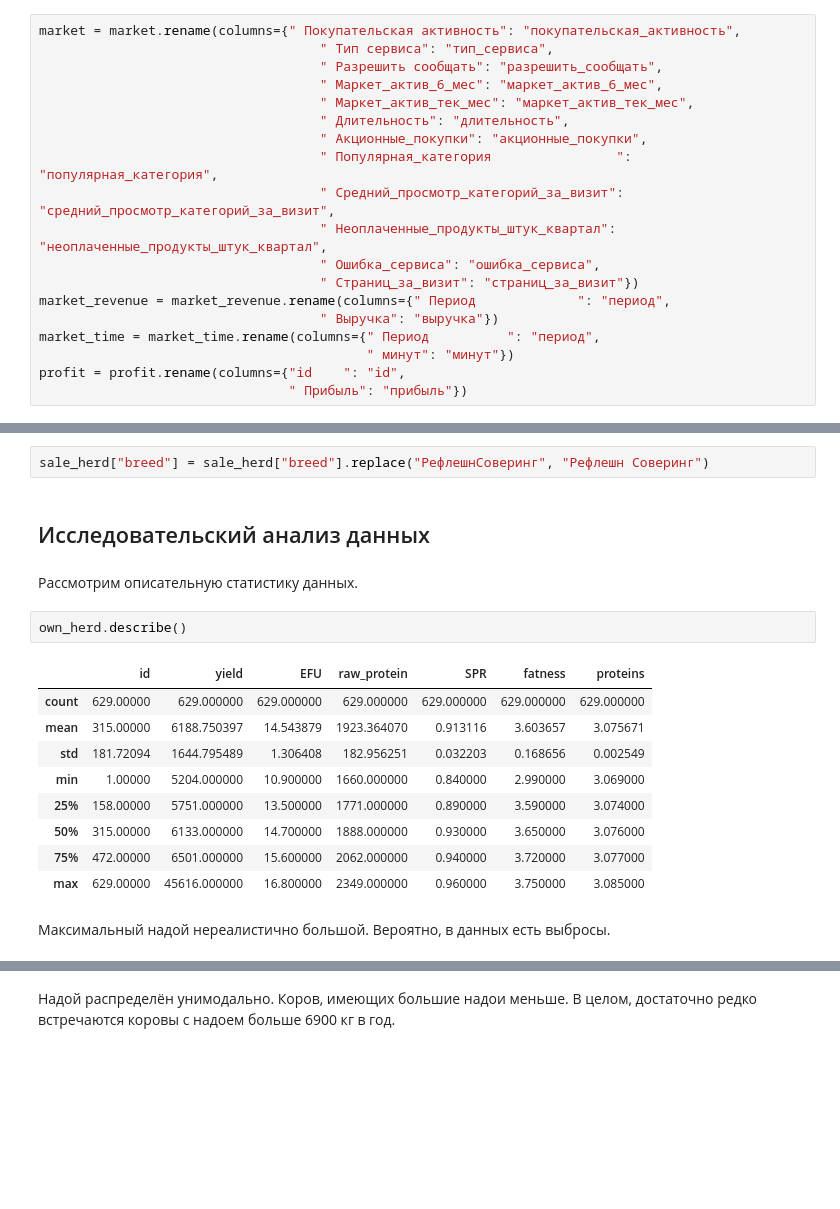
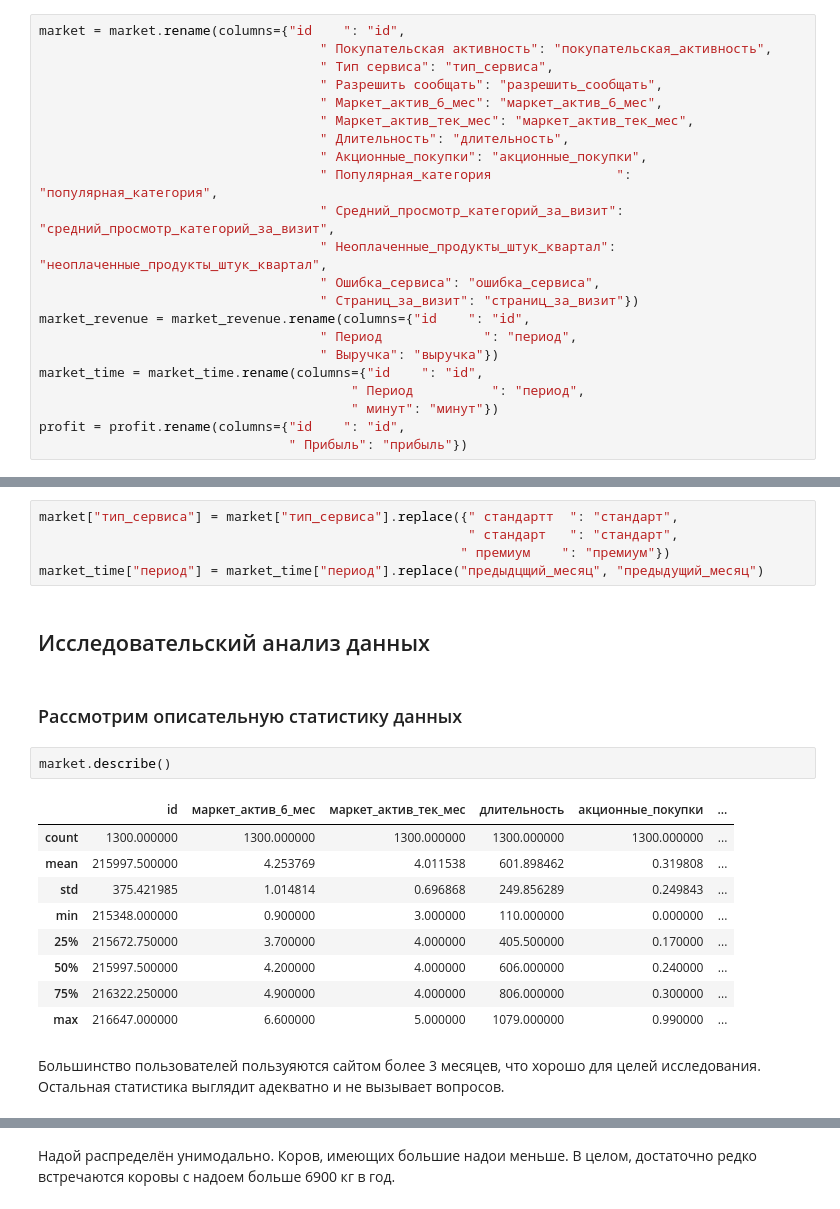
Before and after one commit to EvanderLatine/DS_Practicum, a Jupyter notebook: Customers_Retention/research.ipynb, the cells around one changed output, grey strips where cells are left out. Saved outputs shown, nothing was run; the diff lists cells and outputs as text; blank space fills up the shorter version.

```diff
--- a/Customers_Retention/research.ipynb
+++ b/Customers_Retention/research.ipynb
@@ -99,5 +99,6 @@ Market data:
 # %%
-market = market.rename(columns={" Покупательская активность": "покупательская_активность",
+market = market.rename(columns={"id    ": "id",
+                                    " Покупательская активность": "покупательская_активность",
                                     " Тип сервиса": "тип_сервиса",
                                     " Разрешить сообщать": "разрешить_сообщать",
                                     " Маркет_актив_6_мес": "маркет_актив_6_мес",
@@ -109,10 +110,12 @@ market = market.rename(columns={" Покупательская активнос
                                     " Неоплаченные_продукты_штук_квартал": "неоплаченные_продукты_штук_квартал",
                                     " Ошибка_сервиса": "ошибка_сервиса",
                                     " Страниц_за_визит": "страниц_за_визит"})
-market_revenue = market_revenue.rename(columns={" Период             ": "период",
+market_revenue = market_revenue.rename(columns={"id    ": "id",
+                                    " Период             ": "период",
                                     " Выручка": "выручка"})
-market_time = market_time.rename(columns={" Период          ": "период",
-                                          " минут": "минут"})
+market_time = market_time.rename(columns={"id    ": "id",
+                                        " Период          ": "период",
+                                        " минут": "минут"})
 profit = profit.rename(columns={"id    ": "id",
                                 " Прибыль": "прибыль"})
 # %%
@@ -407,21 +380,24 @@ dtype: int64
 # %%
-sale_herd["breed"] = sale_herd["breed"].replace("РефлешнСоверинг", "Рефлешн Соверинг")
+market["тип_сервиса"] = market["тип_сервиса"].replace({" стандартт  ": "стандарт",
+                                                       " стандарт   ": "стандарт",
+                                                      " премиум    ": "премиум"})
+market_time["период"] = market_time["период"].replace("предыдцщий_месяц", "предыдyщий_месяц")
 # %% [markdown]
 ## Исследовательский анализ данных
 # %% [markdown]
-Рассмотрим описательную статистику данных.
+### Рассмотрим описательную статистику данных
 # %%
-own_herd.describe()
+market.describe()
 # %% [output]
-|  | id | yield | EFU | raw_protein | SPR | fatness | proteins |
-| count | 629.00000 | 629.000000 | 629.000000 | 629.000000 | 629.000000 | 629.000000 | 629.000000 |
-| mean | 315.00000 | 6188.750397 | 14.543879 | 1923.364070 | 0.913116 | 3.603657 | 3.075671 |
-| std | 181.72094 | 1644.795489 | 1.306408 | 182.956251 | 0.032203 | 0.168656 | 0.002549 |
-| min | 1.00000 | 5204.000000 | 10.900000 | 1660.000000 | 0.840000 | 2.990000 | 3.069000 |
-| 25% | 158.00000 | 5751.000000 | 13.500000 | 1771.000000 | 0.890000 | 3.590000 | 3.074000 |
-| 50% | 315.00000 | 6133.000000 | 14.700000 | 1888.000000 | 0.930000 | 3.650000 | 3.076000 |
-| 75% | 472.00000 | 6501.000000 | 15.600000 | 2062.000000 | 0.940000 | 3.720000 | 3.077000 |
-| max | 629.00000 | 45616.000000 | 16.800000 | 2349.000000 | 0.960000 | 3.750000 | 3.085000 |
+|  | id | маркет_актив_6_мес | маркет_актив_тек_мес | длительность | акционные_покупки | ... |
+| count | 1300.000000 | 1300.000000 | 1300.000000 | 1300.000000 | 1300.000000 | ... |
+| mean | 215997.500000 | 4.253769 | 4.011538 | 601.898462 | 0.319808 | ... |
+| std | 375.421985 | 1.014814 | 0.696868 | 249.856289 | 0.249843 | ... |
+| min | 215348.000000 | 0.900000 | 3.000000 | 110.000000 | 0.000000 | ... |
+| 25% | 215672.750000 | 3.700000 | 4.000000 | 405.500000 | 0.170000 | ... |
+| 50% | 215997.500000 | 4.200000 | 4.000000 | 606.000000 | 0.240000 | ... |
+| 75% | 216322.250000 | 4.900000 | 4.000000 | 806.000000 | 0.300000 | ... |
+| max | 216647.000000 | 6.600000 | 5.000000 | 1079.000000 | 0.990000 | ... |
 # %% [markdown]
-Максимальный надой нереалистично большой. Вероятно, в данных есть выбросы.
+Большинство пользователей пользуяются сайтом более 3 месяцев, что хорошо для целей исследования. Остальная статистика выглядит адекватно и не вызывает вопросов.
 # %%
```
Also changed, not shown: parts of 114 cells of this notebook.
